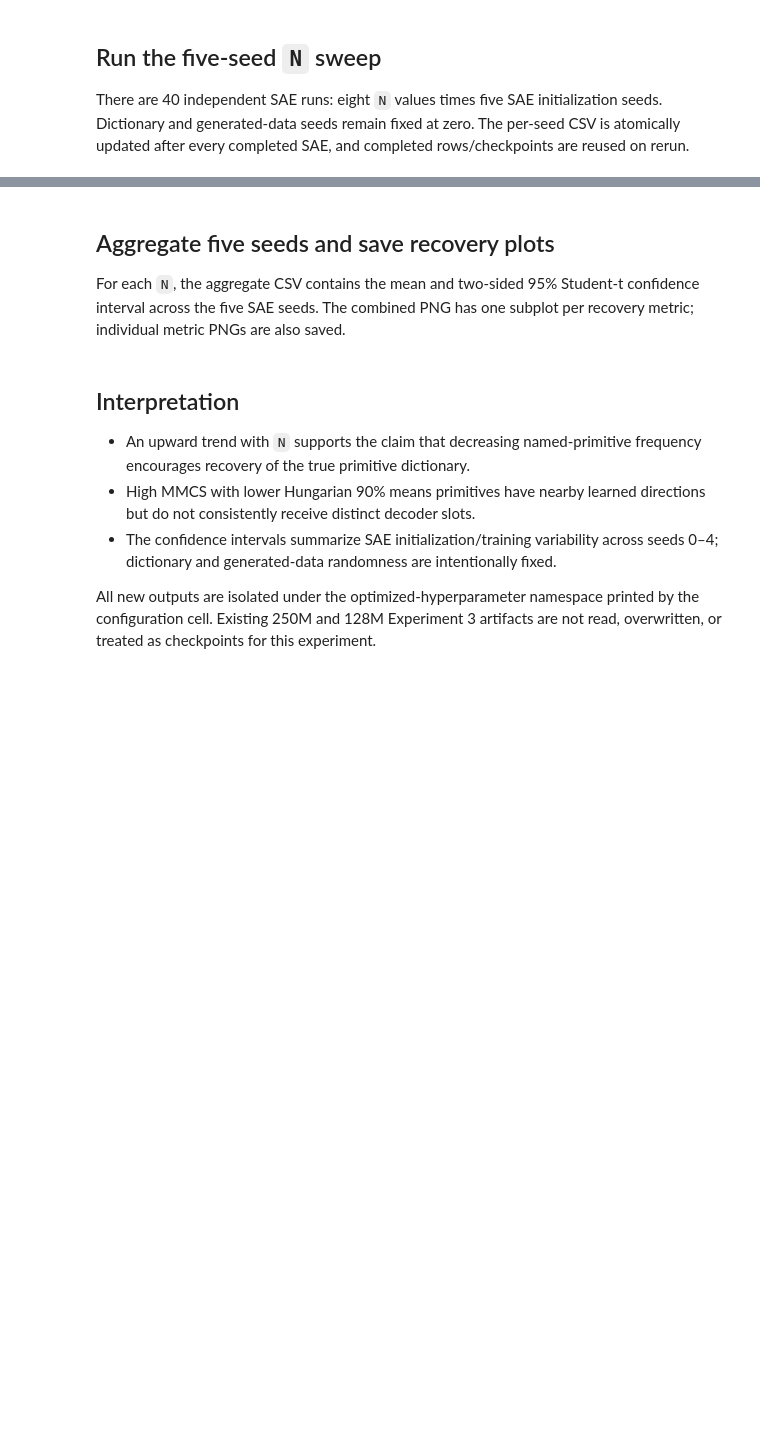
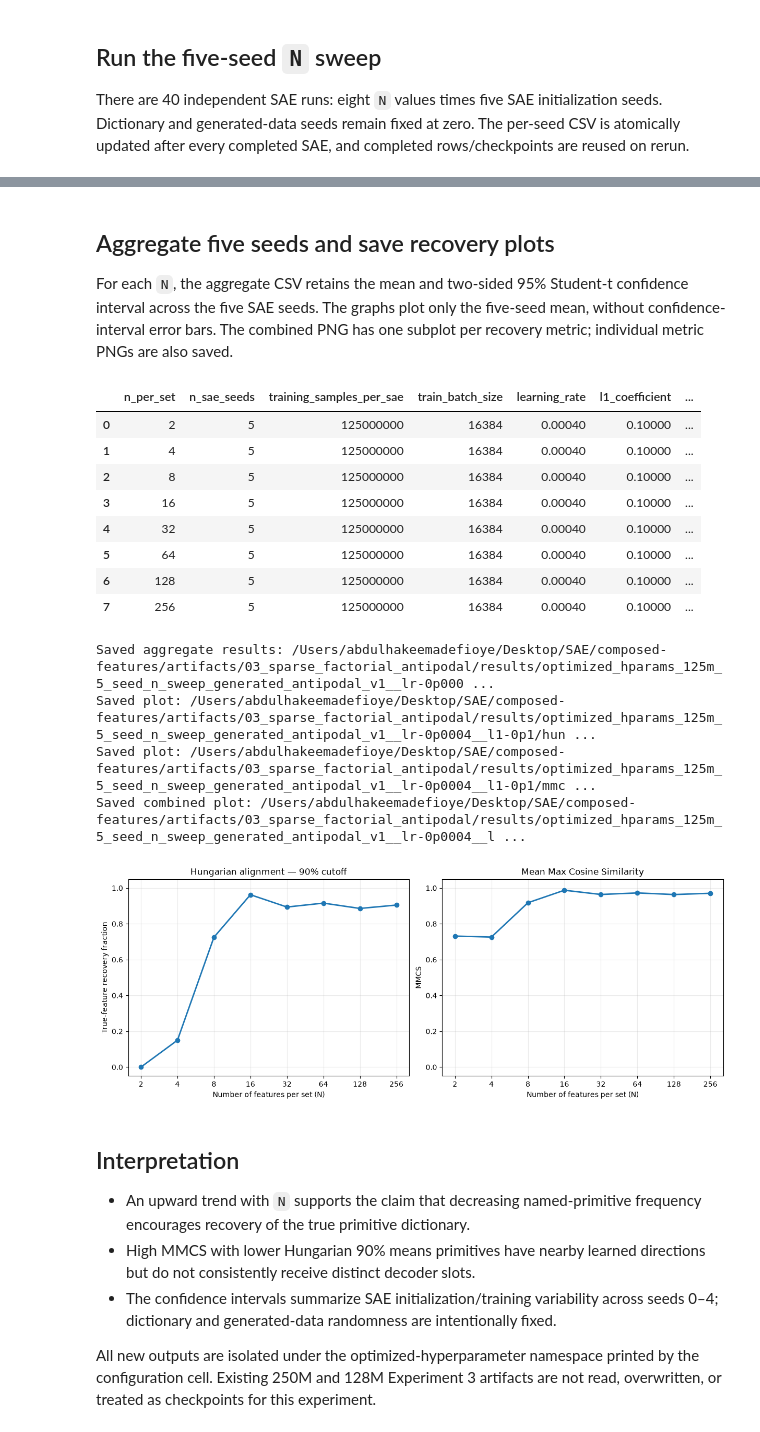
Before and after one commit to Adefioye/SAE, a Jupyter notebook: composed-features/03_sparse_factorial_antipodal_geometry.ipynb, the cells around one changed output, grey strips where cells are left out. Saved outputs shown, nothing was run; the diff lists cells and outputs as text; code cells hidden in the pictures; blank space fills up the shorter version.

```diff
--- a/composed-features/03_sparse_factorial_antipodal_geometry.ipynb
+++ b/composed-features/03_sparse_factorial_antipodal_geometry.ipynb
@@ -200,10 +209,10 @@ default. Set its run flag to `False` only when you want to load and plot an alre
 completed result.
 # %%
 # REQUIRED: replace None with your selected values, for example 3e-4 and 0.1.
-OPTIMAL_LEARNING_RATE: float | None = None
-OPTIMAL_L1_PENALTY: float | None = None
+OPTIMAL_LEARNING_RATE: float | None = 0.0004
+OPTIMAL_L1_PENALTY: float | None = 0.1
 
-RUN_FIVE_SEED_N_SWEEP = True
+RUN_FIVE_SEED_N_SWEEP = False
 
 
 def require_positive_finite(name: str, value: float | None) -> float:
@@ -768,8 +812,9 @@ print('Saved per-seed results:', PER_SEED_RESULTS_PATH)
 # %% [markdown]
 ## Aggregate five seeds and save recovery plots
 
-For each `N`, the aggregate CSV contains the mean and two-sided 95% Student-t
-confidence interval across the five SAE seeds. The combined PNG has one subplot per
+For each `N`, the aggregate CSV retains the mean and two-sided 95% Student-t
+confidence interval across the five SAE seeds. The graphs plot only the five-seed
+mean, without confidence-interval error bars. The combined PNG has one subplot per
 recovery metric; individual metric PNGs are also saved.
 # %%
 def aggregate_five_seed_recovery(frame: pd.DataFrame) -> pd.DataFrame:
@@ -818,50 +863,60 @@ PLOT_SPECS = (
 )
 
 
-def plot_metric_with_ci(ax, frame, metric, title, ylabel):
+def plot_metric_mean(ax, frame, metric, title, ylabel):
     ordered = frame.sort_values('n_per_set')
-    means = ordered[f'{metric}_mean']
-    lower = means - ordered[f'{metric}_ci95_lower']
-    upper = ordered[f'{metric}_ci95_upper'] - means
-    ax.errorbar(
+    ax.plot(
         ordered['n_per_set'],
-        means,
-        yerr=[lower, upper],
+        ordered[f'{metric}_mean'],
         marker='o',
         linewidth=2,
-        capsize=4,
     )
     ax.set(
         title=title,
         xlabel='Number of features per set (N)',
         ylabel=ylabel,
         ylim=(-0.05, 1.05),
     )
     ax.set_xscale('log', base=2)
     ax.set_xticks(ordered['n_per_set'])
     ax.set_xticklabels([str(int(value)) for value in ordered['n_per_set']])
     ax.get_xaxis().set_minor_formatter(plt.NullFormatter())
     ax.grid(alpha=0.25)
 
 
 figure, axes = plt.subplots(1, 2, figsize=(12, 4.5), constrained_layout=True)
 for axis, (metric, title, ylabel, individual_path) in zip(
     axes, PLOT_SPECS, strict=True
 ):
-    plot_metric_with_ci(axis, aggregate_results, metric, title, ylabel)
+    plot_metric_mean(axis, aggregate_results, metric, title, ylabel)
 
     individual_figure, individual_axis = plt.subplots(figsize=(6, 4.5))
-    plot_metric_with_ci(
+    plot_metric_mean(
         individual_axis, aggregate_results, metric, title, ylabel
     )
     individual_figure.tight_layout()
     individual_figure.savefig(individual_path, dpi=200, bbox_inches='tight')
     plt.close(individual_figure)
     print('Saved plot:', individual_path)
 
 figure.savefig(COMBINED_PLOT_PATH, dpi=200, bbox_inches='tight')
 print('Saved combined plot:', COMBINED_PLOT_PATH)
 plt.show()
+# %% [output]
+|  | n_per_set | n_sae_seeds | training_samples_per_sae | train_batch_size | learning_rate | l1_coefficient | ... |
+| 0 | 2 | 5 | 125000000 | 16384 | 0.00040 | 0.10000 | ... |
+| 1 | 4 | 5 | 125000000 | 16384 | 0.00040 | 0.10000 | ... |
+| 2 | 8 | 5 | 125000000 | 16384 | 0.00040 | 0.10000 | ... |
+| 3 | 16 | 5 | 125000000 | 16384 | 0.00040 | 0.10000 | ... |
+| 4 | 32 | 5 | 125000000 | 16384 | 0.00040 | 0.10000 | ... |
+| 5 | 64 | 5 | 125000000 | 16384 | 0.00040 | 0.10000 | ... |
+| 6 | 128 | 5 | 125000000 | 16384 | 0.00040 | 0.10000 | ... |
+| 7 | 256 | 5 | 125000000 | 16384 | 0.00040 | 0.10000 | ... |
+Saved aggregate results: /Users/abdulhakeemadefioye/Desktop/SAE/composed-features/artifacts/03_sparse_factorial_antipodal/results/optimized_hparams_125m_5_seed_n_sweep_generated_antipodal_v1__lr-0p000 ...
+Saved plot: /Users/abdulhakeemadefioye/Desktop/SAE/composed-features/artifacts/03_sparse_factorial_antipodal/results/optimized_hparams_125m_5_seed_n_sweep_generated_antipodal_v1__lr-0p0004__l1-0p1/hun ...
+Saved plot: /Users/abdulhakeemadefioye/Desktop/SAE/composed-features/artifacts/03_sparse_factorial_antipodal/results/optimized_hparams_125m_5_seed_n_sweep_generated_antipodal_v1__lr-0p0004__l1-0p1/mmc ...
+Saved combined plot: /Users/abdulhakeemadefioye/Desktop/SAE/composed-features/artifacts/03_sparse_factorial_antipodal/results/optimized_hparams_125m_5_seed_n_sweep_generated_antipodal_v1__lr-0p0004__l ...
+[figure, added]
 # %% [markdown]
 ## Interpretation
 
```
Also changed, not shown: parts of 6 cells of this notebook, 6 other files.
